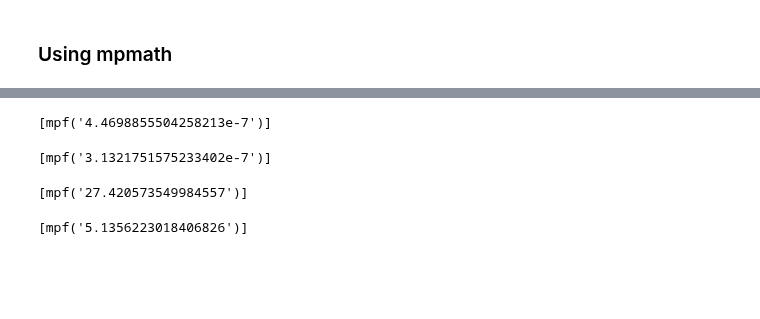
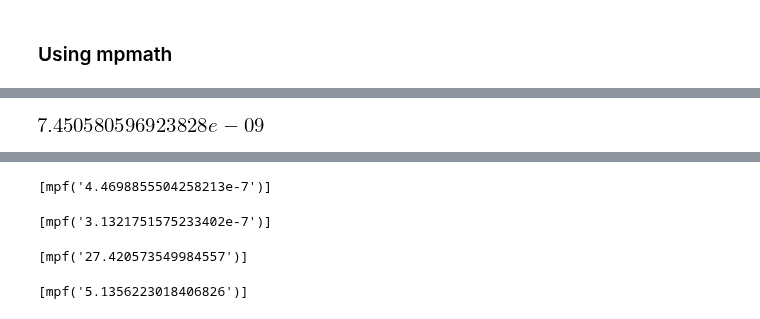
Before and after one commit to f-fathurrahman/ffr-MetodeNumerik, a Jupyter notebook: NOTEBOOKS/NOTES_AkarPersamaan.ipynb, the cells around one changed output, grey strips where cells are left out. Cells and saved outputs as stored; diff of their text form; code cells hidden in the pictures; blank space fills up the shorter version.

Commit message:
Fungsi Bessel spherical order 3

```diff
--- a/NOTEBOOKS/NOTES_AkarPersamaan.ipynb
+++ b/NOTEBOOKS/NOTES_AkarPersamaan.ipynb
@@ -956,0 +979,3 @@ Iterasi konvergen: akar ditemukan
+# %%
+def sph_bessel_3(x):
+    return (15/x**3 - 6/x)*np.sin(x)/x - (15/x**2 - 1)*np.cos(x)/x
@@ -962,0 +1090,4 @@ j2 = lambda x: mpmath.besselj(2,x)
+# %%
+sph_bessel_3(0.00890394)
+# %% [output]
+[figure, added]
```
Also changed, not shown: parts of 28 cells of this notebook.
